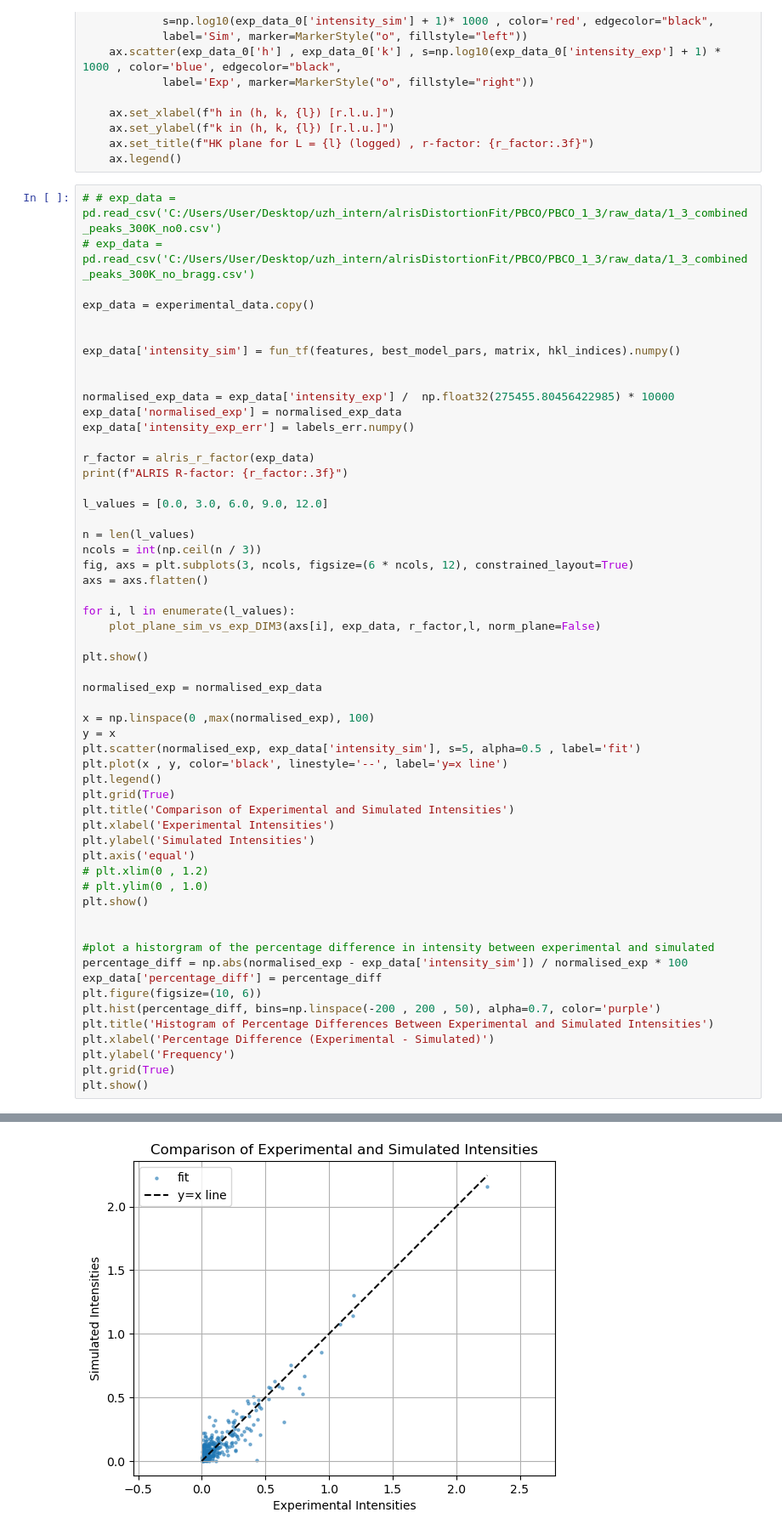
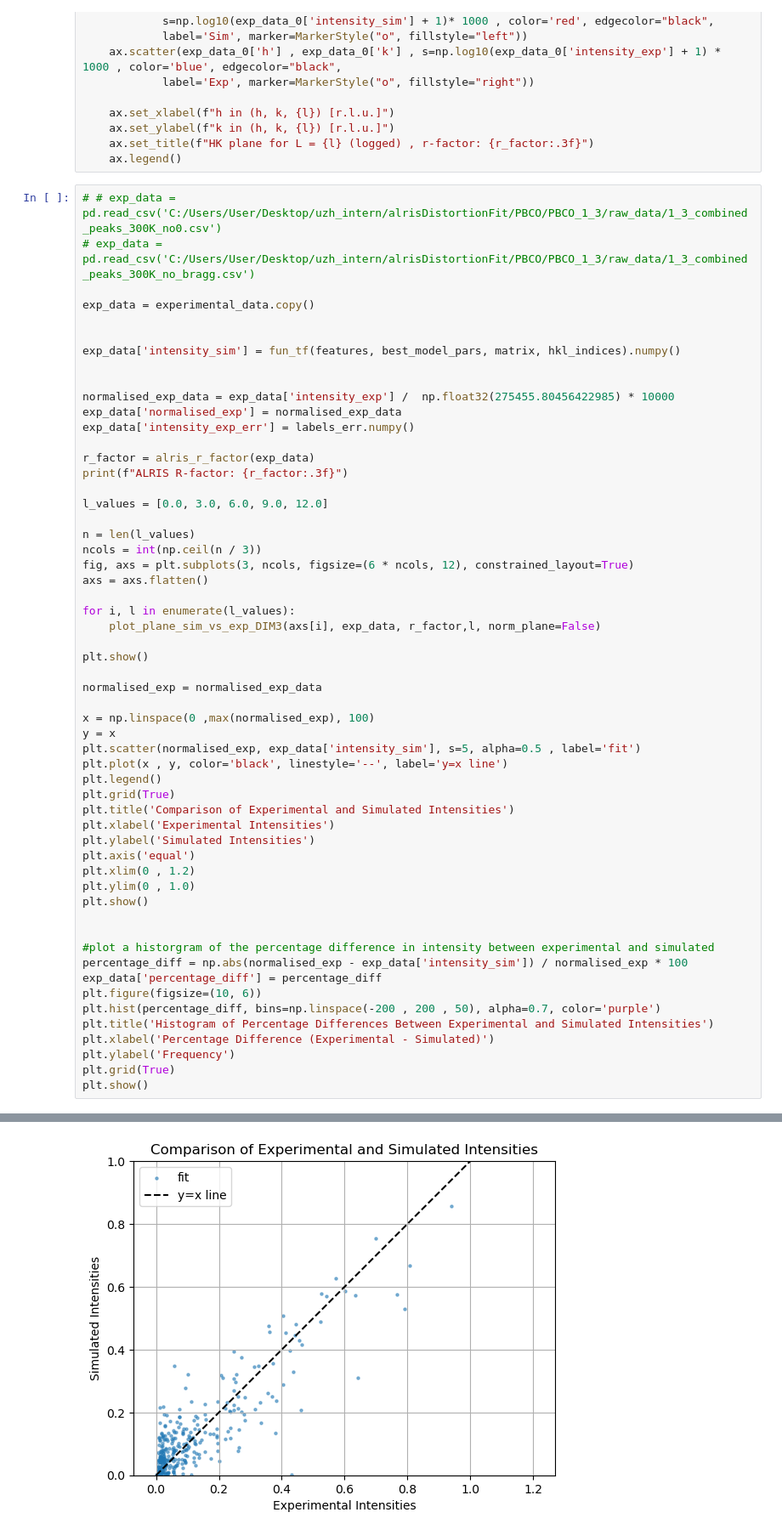
Before and after one commit to bleubreeymeow/alrisDistortionFit, a Jupyter notebook: PBCO/PBCO_1_3_inplane/C2/C2_gradient_descent.ipynb, the cells around one changed output, grey strips where cells are left out. Shown at 85% size. Cells and saved outputs as stored; diff of their text form.

```diff
--- a/PBCO/PBCO_1_3_inplane/C2/C2_gradient_descent.ipynb
+++ b/PBCO/PBCO_1_3_inplane/C2/C2_gradient_descent.ipynb
@@ -666,8 +666,8 @@ plt.title('Comparison of Experimental and Simulated Intensities')
 plt.xlabel('Experimental Intensities')
 plt.ylabel('Simulated Intensities')
 plt.axis('equal')
-# plt.xlim(0 , 1.2)
-# plt.ylim(0 , 1.0)
+plt.xlim(0 , 1.2)
+plt.ylim(0 , 1.0)
 plt.show()
 
 
@@ -687,2 +688,2 @@ ALRIS R-factor: 0.301
-[figure, old version]
+[figure, new version]
 [figure]
```
Also changed, not shown: parts of 1 cell of this notebook, 1 other file.
